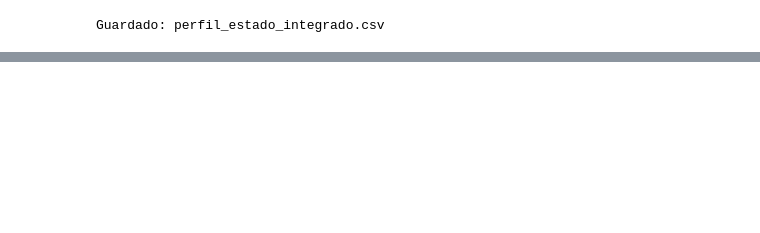
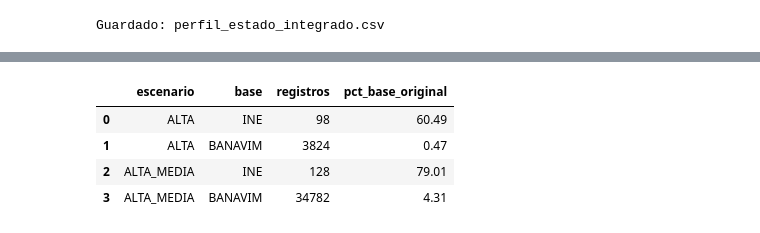
Before and after one commit to BesaidGarden/Calidad-y-Preprocesamiento-de-Datos---Registro-Publico-de-Agresores, a Jupyter notebook: Código/fusion.ipynb, the cells around one changed output, grey strips where cells are left out. Drawn from its saved outputs; the diff is of its cells as text; code cells hidden in the pictures; blank space fills up the shorter version.

```diff
--- a/Código/fusion.ipynb
+++ b/Código/fusion.ipynb
@@ -1088,0 +1166,33 @@ Guardado: perfil_estado_integrado.csv
+# %%
+def filtrar_base_match(df, niveles_confianza):
+    mask = (
+        df["confianza_vinculo_match"].isin(niveles_confianza)
+        & df["sexo"].notna()
+        & df["estado"].notna()
+        & df["municipio"].notna()
+        & df["vinculo_match"].notna()
+    )
+    return df.loc[mask].copy()
+
+ine_match_alta       = filtrar_base_match(ine_fusion, ["ALTA"])
+bv_match_alta        = filtrar_base_match(bv_fusion,  ["ALTA"])
+ine_match_alta_media = filtrar_base_match(ine_fusion, ["ALTA", "MEDIA"])
+bv_match_alta_media  = filtrar_base_match(bv_fusion,  ["ALTA", "MEDIA"])
+
+resumen_bases_match = pd.DataFrame([
+    {"escenario": "ALTA",       "base": "INE",     "registros": len(ine_match_alta),
+     "pct_base_original": round(len(ine_match_alta)       / len(ine_fusion) * 100, 2)},
+    {"escenario": "ALTA",       "base": "BANAVIM", "registros": len(bv_match_alta),
+     "pct_base_original": round(len(bv_match_alta)        / len(bv_fusion)  * 100, 2)},
+    {"escenario": "ALTA_MEDIA", "base": "INE",     "registros": len(ine_match_alta_media),
+     "pct_base_original": round(len(ine_match_alta_media) / len(ine_fusion) * 100, 2)},
+    {"escenario": "ALTA_MEDIA", "base": "BANAVIM", "registros": len(bv_match_alta_media),
+     "pct_base_original": round(len(bv_match_alta_media)  / len(bv_fusion)  * 100, 2)},
+])
+display(resumen_bases_match)
+# %% [output]
+|  | escenario | base | registros | pct_base_original |
+| 0 | ALTA | INE | 98 | 60.49 |
+| 1 | ALTA | BANAVIM | 3824 | 0.47 |
+| 2 | ALTA_MEDIA | INE | 128 | 79.01 |
+| 3 | ALTA_MEDIA | BANAVIM | 34782 | 4.31 |
```
Also changed, not shown: parts of 10 cells of this notebook, 23 other files.
